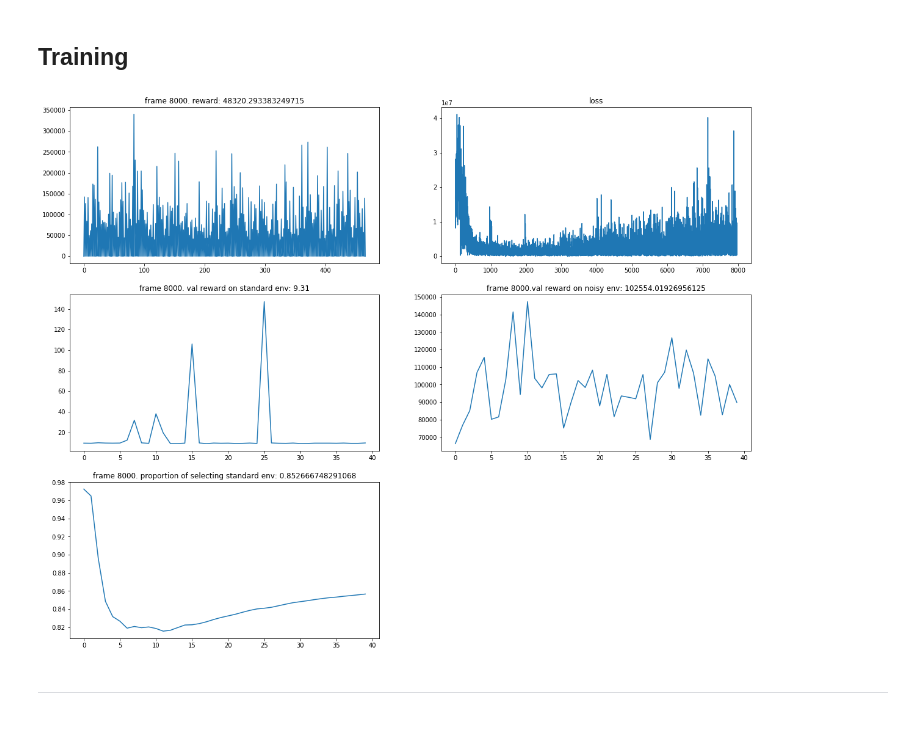
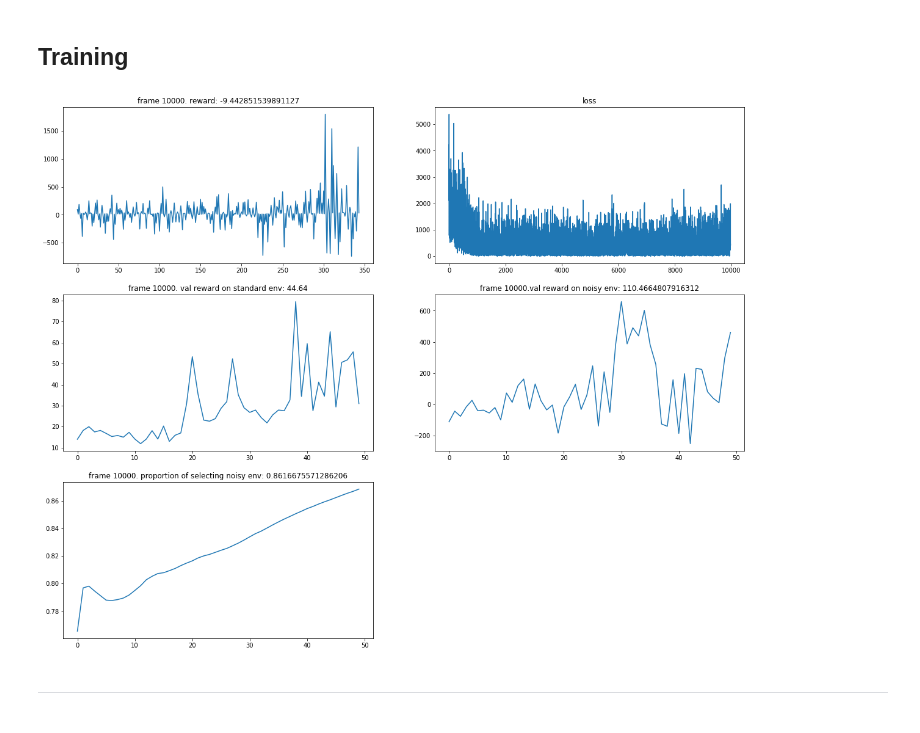
Before and after one commit to behzadhaghgoo/cs379c-project, a Jupyter notebook: 4.prioritized dqn.ipynb, the cells around one changed output. Saved outputs shown, nothing was run; the diff lists cells and outputs as text; code cells hidden in the pictures.

```diff
--- a/4.prioritized dqn.ipynb
+++ b/4.prioritized dqn.ipynb
@@ -233,13 +231,13 @@ def test(noisyGame, eps):
                     original_action = original_action.numpy()[0]
 
                 if noisyGame and random.uniform(0,1) < eps:
-                    actual_action = random.randint(0, 1)
+                    actual_action = 1 - original_action
                 else:
                     actual_action = original_action
 
                 next_state, reward, done, _ = val_env.step(actual_action)
                 if noisyGame:
-                    reward += random.uniform(0, 10000)
+                    reward += random.uniform(-100, 100)
                 next_state = np.append(next_state, float(noisyGame))
                 state = next_state
                 episode_reward += reward
@@ -260,12 +258,14 @@ noisy_val_rewards = []
 states_count_ratios = []
 episode_reward = 0
 
-noisyGame = False
+noisyGame = True
 state = env.reset()
 state = np.append(state, float(noisyGame))
 
+replay_buffer = NaivePrioritizedBuffer(100000)
+
 # Probability of action being random in noisy state
-eps = .8
+eps = 1.
 
 for frame_idx in range(1, num_frames + 1):
     epsilon = epsilon_by_frame(frame_idx)
@@ -273,42 +273,42 @@ for frame_idx in range(1, num_frames + 1):
 
     # If in noisy environment, make action random with probability eps
     if noisyGame and random.uniform(0,1) < eps:
-        actual_action = random.randint(0, 1)
+        actual_action = 1 - original_action
     else:
         actual_action = original_action
     next_state, reward, done, _ = env.step(actual_action)
 
     # If in noisy environment, make reward completely random
     if noisyGame:
-        reward += random.uniform(0, 10000)
+        reward += random.uniform(-100, 100)
     next_state = np.append(next_state, float(noisyGame))
     replay_buffer.push(state, original_action, reward, next_state, done)
 
     state = next_state
     episode_reward += reward
 
     if done:
         noisyGame = 1-noisyGame
         state = env.reset()
         state = np.append(state, float(noisyGame))
         all_rewards.append(episode_reward)
         episode_reward = 0
 
     if len(replay_buffer) > batch_size:
         beta = beta_by_frame(frame_idx)
         loss = compute_td_loss(batch_size, beta)
         losses.append(loss.data.tolist())
 
     if frame_idx % 200 == 0:
         standard_val_rewards.append(test(False, eps))
         noisy_val_rewards.append(test(True, eps))
         states_count_ratios.append(float(replay_buffer.states_count[1]) / (float(replay_buffer.states_count[1])  + float(replay_buffer.states_count[0])))
         plot(frame_idx, all_rewards, losses, standard_val_rewards, noisy_val_rewards, states_count_ratios)
 
     if frame_idx % 1000 == 0:
         update_target(current_model, target_model)
 # %% [output]
-[figure, old version]
+[figure, new version]
 # %% [markdown]
 <p><hr></p>
 # %% [markdown]
```
Also changed, not shown: parts of 1 cell of this notebook, 2 other files.
